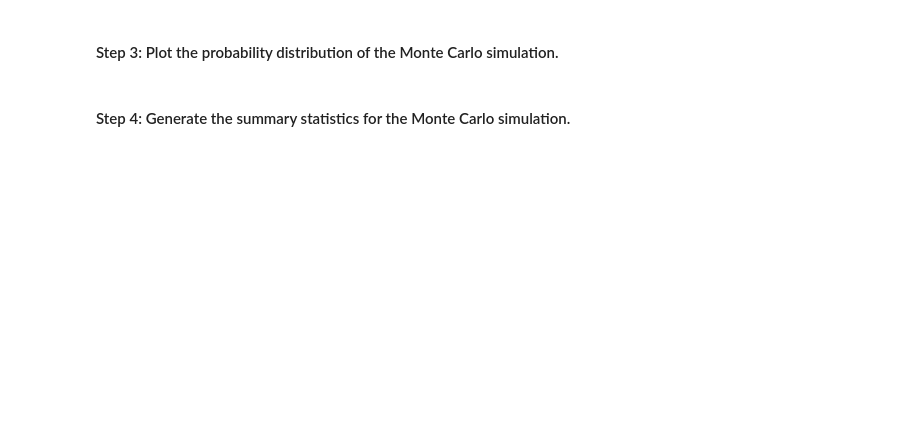
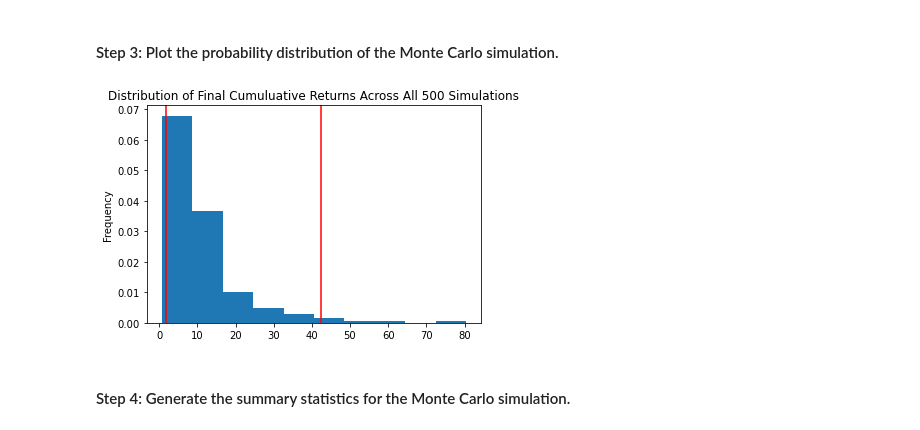
Before and after one commit to severo-fernandez/module_5_challenge, a Jupyter notebook: financial_planning_tools.ipynb, the cells around one changed output. Cells and saved outputs as stored; diff of their text form; code cells hidden in the pictures; blank space fills up the shorter version.

```diff
--- a/financial_planning_tools.ipynb
+++ b/financial_planning_tools.ipynb
@@ -567,7 +659,9 @@ display(long_term_prices_df.head(),long_term_prices_df.tail(252))
 # %%
 # Visualize the probability distribution of the 30-year Monte Carlo simulation
 # by plotting a histogram
-# YOUR CODE HERE
+MC_sim_dist_plot = MC_thirty_year.plot_distribution()
+# %% [output]
+[figure, added]
 # %% [markdown]
 #### Step 4: Generate the summary statistics for the Monte Carlo simulation.
 # %%
```
Also changed, not shown: parts of 30 cells of this notebook.
